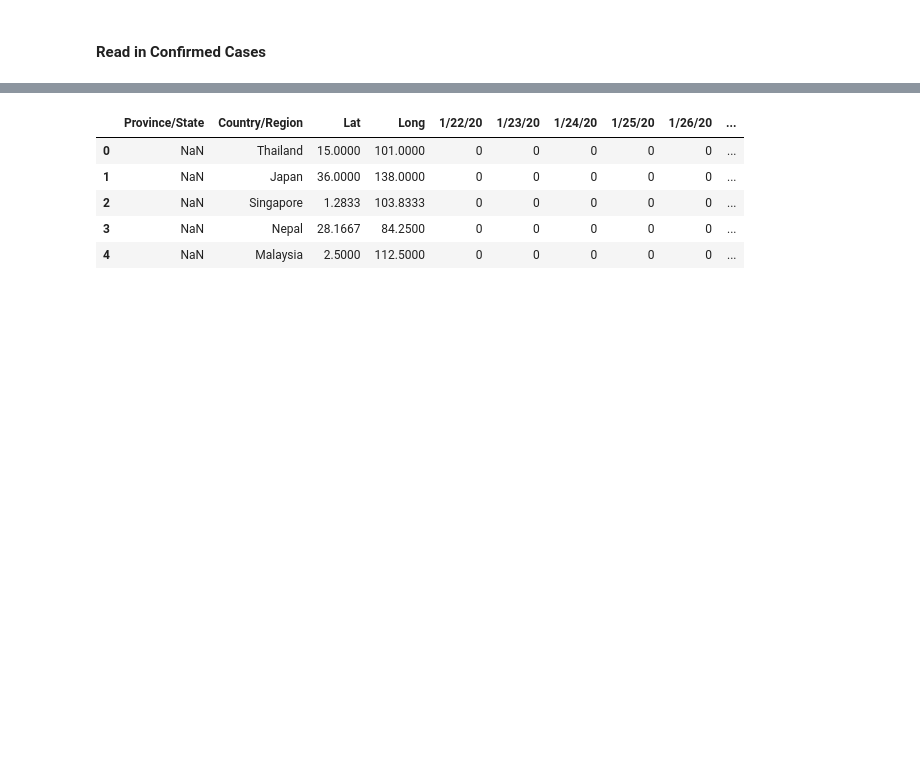
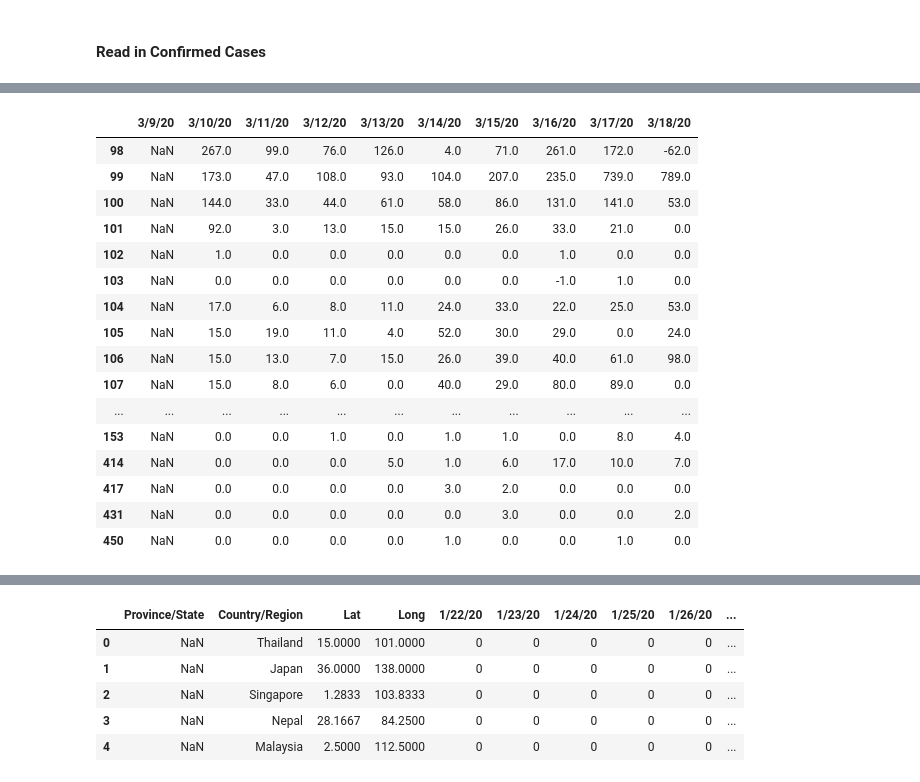
Before and after one commit to mchirico/COVID-19, a Jupyter notebook: COVID_19.ipynb, the cells around one changed output, grey strips where cells are left out. Saved outputs shown, nothing was run; the diff lists cells and outputs as text; code cells hidden in the pictures; blank space fills up the shorter version.

```diff
--- a/COVID_19.ipynb
+++ b/COVID_19.ipynb
@@ -87,0 +139,20 @@ t[t['Province/State'].str.contains(', PA')]
+# %%
+c[d.columns[-10::].tolist()].diff(axis = 1)
+# %% [output]
+|  | 3/9/20 | 3/10/20 | 3/11/20 | 3/12/20 | 3/13/20 | 3/14/20 | 3/15/20 | 3/16/20 | 3/17/20 | 3/18/20 |
+| 98 | NaN | 267.0 | 99.0 | 76.0 | 126.0 | 4.0 | 71.0 | 261.0 | 172.0 | -62.0 |
+| 99 | NaN | 173.0 | 47.0 | 108.0 | 93.0 | 104.0 | 207.0 | 235.0 | 739.0 | 789.0 |
+| 100 | NaN | 144.0 | 33.0 | 44.0 | 61.0 | 58.0 | 86.0 | 131.0 | 141.0 | 53.0 |
+| 101 | NaN | 92.0 | 3.0 | 13.0 | 15.0 | 15.0 | 26.0 | 33.0 | 21.0 | 0.0 |
+| 102 | NaN | 1.0 | 0.0 | 0.0 | 0.0 | 0.0 | 0.0 | 1.0 | 0.0 | 0.0 |
+| 103 | NaN | 0.0 | 0.0 | 0.0 | 0.0 | 0.0 | 0.0 | -1.0 | 1.0 | 0.0 |
+| 104 | NaN | 17.0 | 6.0 | 8.0 | 11.0 | 24.0 | 33.0 | 22.0 | 25.0 | 53.0 |
+| 105 | NaN | 15.0 | 19.0 | 11.0 | 4.0 | 52.0 | 30.0 | 29.0 | 0.0 | 24.0 |
+| 106 | NaN | 15.0 | 13.0 | 7.0 | 15.0 | 26.0 | 39.0 | 40.0 | 61.0 | 98.0 |
+| 107 | NaN | 15.0 | 8.0 | 6.0 | 0.0 | 40.0 | 29.0 | 80.0 | 89.0 | 0.0 |
+| ... | ... | ... | ... | ... | ... | ... | ... | ... | ... | ... |
+| 153 | NaN | 0.0 | 0.0 | 1.0 | 0.0 | 1.0 | 1.0 | 0.0 | 8.0 | 4.0 |
+| 414 | NaN | 0.0 | 0.0 | 0.0 | 5.0 | 1.0 | 6.0 | 17.0 | 10.0 | 7.0 |
+| 417 | NaN | 0.0 | 0.0 | 0.0 | 0.0 | 3.0 | 2.0 | 0.0 | 0.0 | 0.0 |
+| 431 | NaN | 0.0 | 0.0 | 0.0 | 0.0 | 0.0 | 3.0 | 0.0 | 0.0 | 2.0 |
+| 450 | NaN | 0.0 | 0.0 | 0.0 | 0.0 | 1.0 | 0.0 | 0.0 | 1.0 | 0.0 |
```
Also changed, not shown: parts of 16 cells of this notebook.
